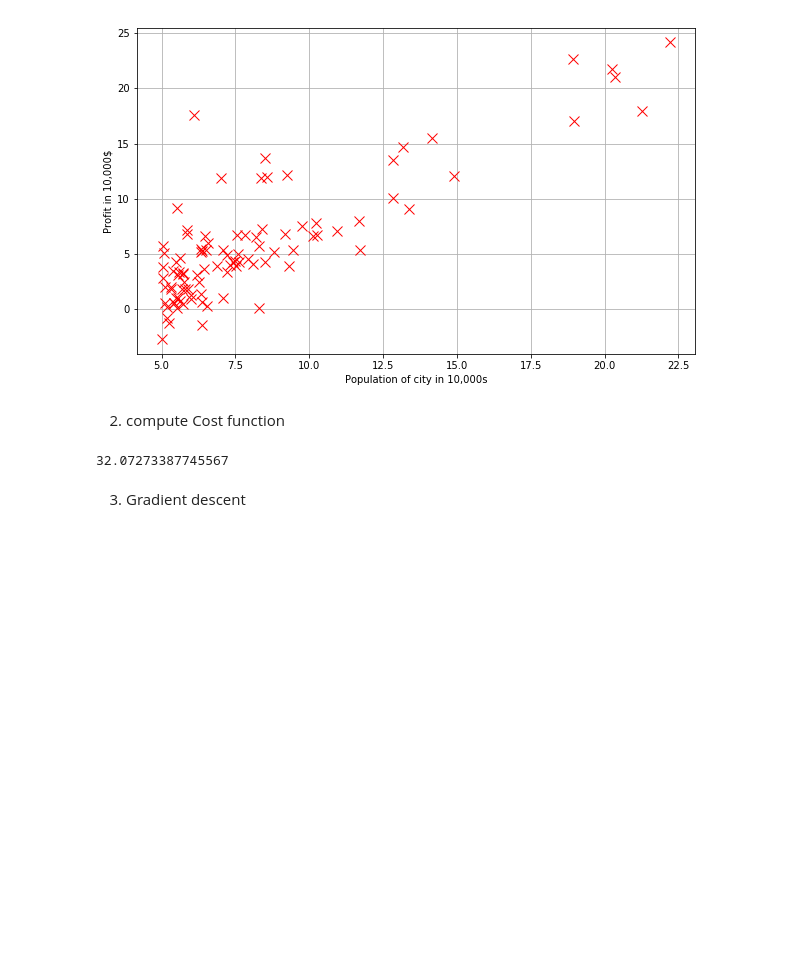
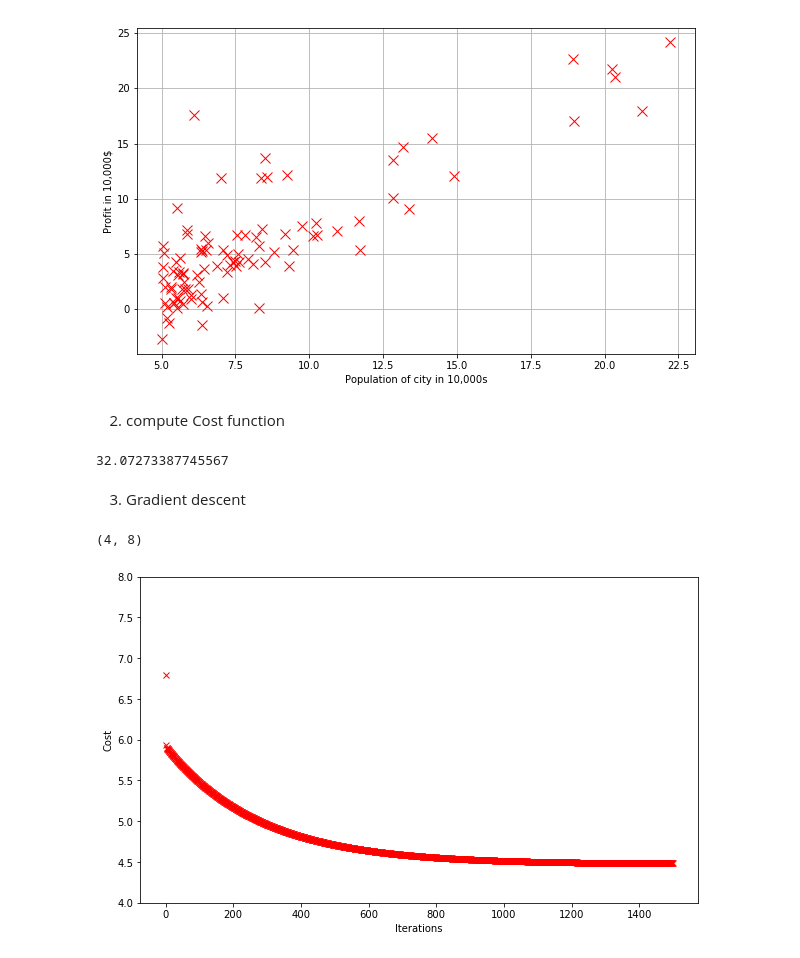
Before and after one commit to weidagong/WD_Coursera_ML, a Jupyter notebook: ex1/ex1_wd.ipynb, the cells around one changed output. Drawn from its saved outputs; the diff is of its cells as text; code cells hidden in the pictures; blank space fills up the shorter version.

```diff
--- a/ex1/ex1_wd.ipynb
+++ b/ex1/ex1_wd.ipynb
@@ -64,3 +64,15 @@ def gradientDescent(theta, X, Y, alpha, iteration):
             new_theta[j] = theta[j] - float(alpha/m*np.sum((h(theta, X) - Y)*X[:,j].reshape(X.shape[0],1)))
         theta = new_theta
     return theta, Jvec, theta_vec
+# %%
+#running gradient descent and visualizing J
+theta = np.zeros((X.shape[1],1))
+theta, Jvec, theta_vec = gradientDescent(theta, X, Y, alpha = 0.01, iteration = 1500)
+plt.figure(figsize = (10,6))
+plt.plot(range(1500),Jvec, 'rx')
+plt.xlabel('Iterations')
+plt.ylabel('Cost')
+plt.ylim([4,8])
+# %% [output]
+(4, 8)
+[figure, added]
```
Also changed, not shown: parts of 10 cells of this notebook.
